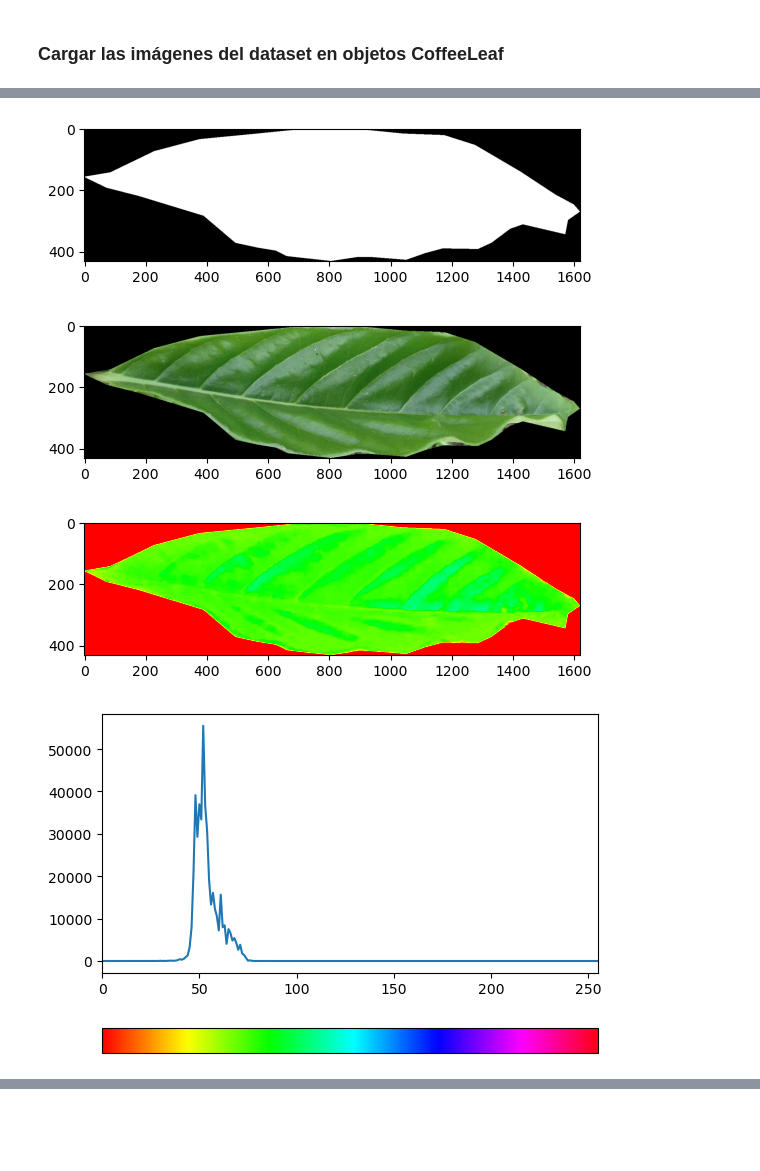
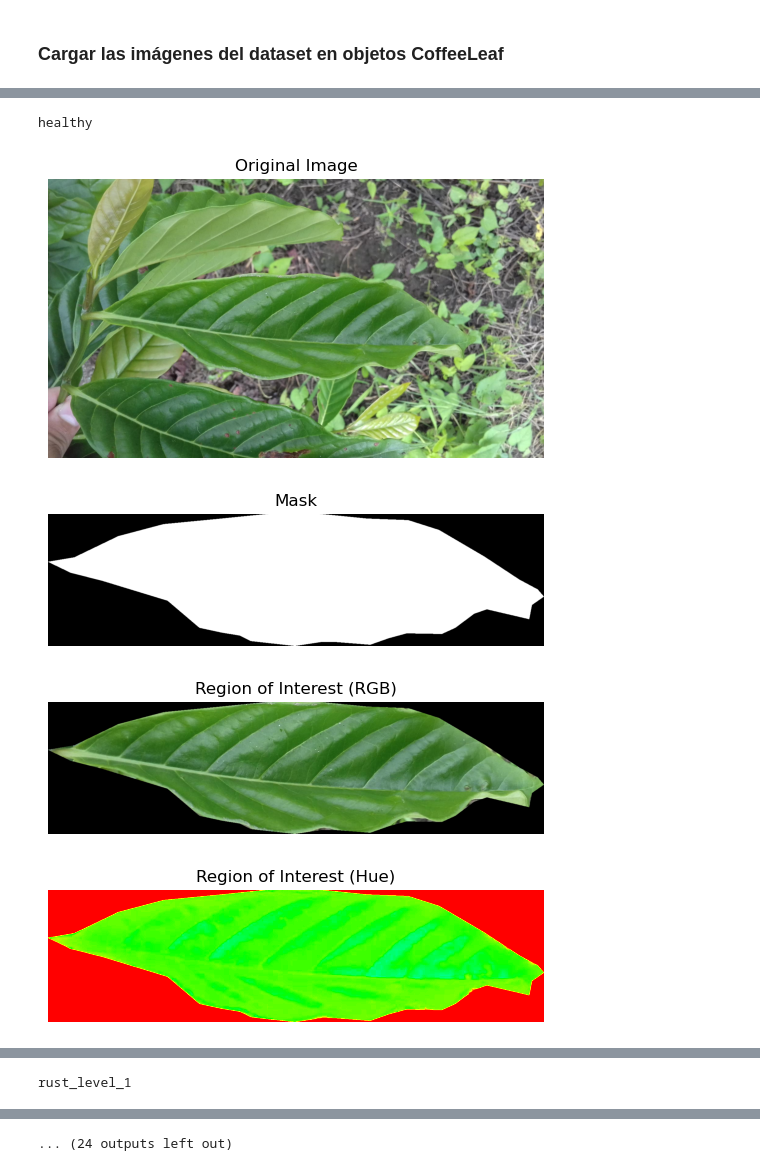
Before and after one commit to LindermanDgz/coffee-leaves-classification, a Jupyter notebook: coffee-leaves-classification.ipynb, the cells around one changed output, grey strips where cells are left out. Drawn from its saved outputs; the diff is of its cells as text; code cells hidden in the pictures; blank space fills up the shorter version.

Commit message:
Add describe feature

```diff
--- a/coffee-leaves-classification.ipynb
+++ b/coffee-leaves-classification.ipynb
@@ -112,13 +164,20 @@ for annotation in annotations:
     else:
         leaves_healthy.append(annotation)
 
-annotations = leaves_healthy[0]
+annotations = [
+    leaves_healthy[0],
+    leaves_rust_level_1[0],
+    leaves_rust_level_2[0],
+    leaves_rust_level_3[0],
+    leaves_rust_level_4[0],
+    leaves_red_spider_mite[0],
+]
 # %%
 IMAGES_PATH = "../rocole_photos/"
 
 coffee_leaves = []
 
-for annotation in [annotations]:
+for annotation in annotations:
     leaf_id = annotation["ID"]
     state = annotation["Label"]["Leaf"][0]["state"]
     geometry = annotation["Label"]["Leaf"][0]["geometry"]
@@ -127,5 +186,3 @@ for annotation in [annotations]:
     image_bgr = cv.imread(leaf_image)
     coffee_leaf = CoffeeLeaf(leaf_id, state, classification, image_bgr, geometry)
     coffee_leaves.append(coffee_leaf)
-# %%
-coffee_leaf = coffee_leaves[0]
@@ -140,15 +188,0 @@ plt.show()
-# %%
-plt.imshow(coffee_leaf.mask, cmap='gray')
-plt.show()
-# %% [output]
-[figure, removed]
-# %%
-plt.imshow(cv.bitwise_and(coffee_leaf.roi_rgb, coffee_leaf.roi_rgb, mask=coffee_leaf.mask))
-plt.show()
-# %% [output]
-[figure, removed]
-# %%
-plt.imshow(cv.bitwise_and(coffee_leaf.roi_hsv[:,:,0], coffee_leaf.mask), cmap='hsv')
-plt.show()
-# %% [output]
-[figure, removed]
@@ -159,13 +189,10 @@ hist_v = cv.calcHist([coffee_leaf.roi_hsv], [2], coffee_leaf.mask, [256], [0,256
-# %%
-import matplotlib as mpl
-
-norm = mpl.colors.Normalize(vmin=0, vmax=255)
-
-fig, ax = plt.subplots()
-plt.margins(x=0)
-ax.plot(hist_h)
-cb = plt.colorbar(mpl.cm.ScalarMappable(norm=norm, cmap='hsv'), ax=ax, location='bottom')
-cb.set_ticks([])
-plt.show()
-# %% [output]
-[figure, removed]
+# %%
+for coffee_leaf in coffee_leaves:
+    print(coffee_leaf.classification_manual)
+    coffee_leaf.describe()
+# %% [output]
+healthy
+[figure, added]
+[figure, added]
+[figure, added]
+[figure, added]
@@ -171,0 +200 @@ plt.show()
+rust_level_1
@@ -171,0 +206 @@ plt.show()
+... (24 outputs left out)
```
Also changed, not shown: parts of 4 cells of this notebook.
